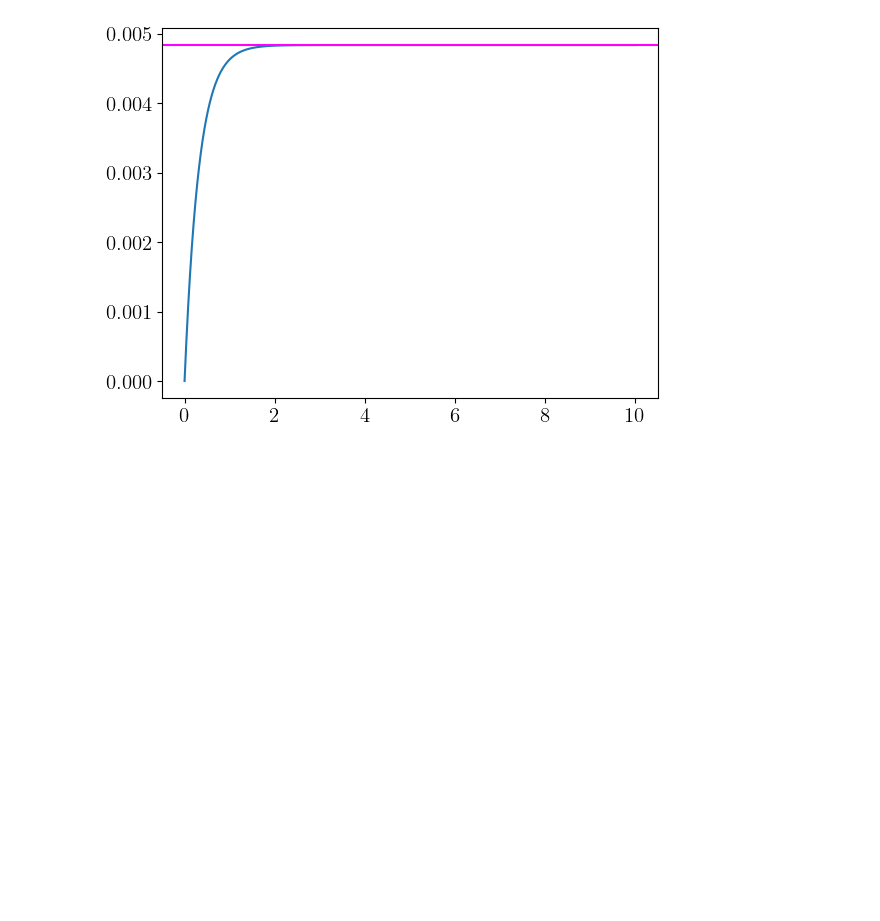
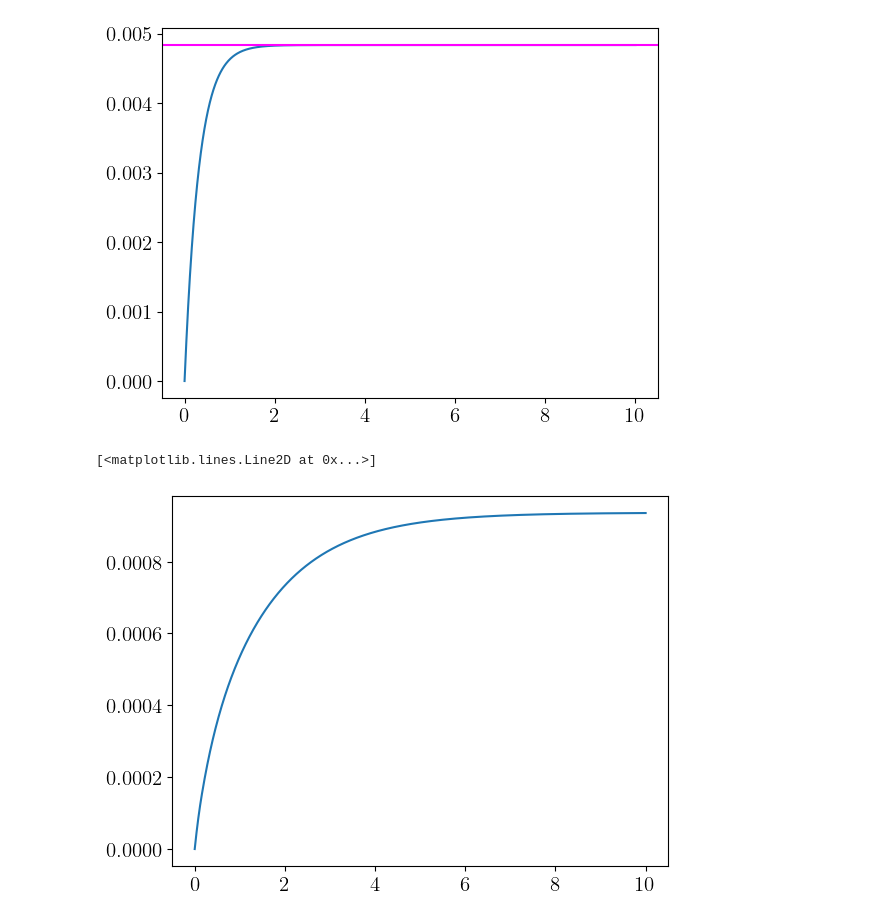
Before and after one commit to haniyehtajer/chemevo, a Jupyter notebook: examples/Oxygen_abundance.ipynb, the cells around one changed output. Saved outputs shown, nothing was run; the diff lists cells and outputs as text; code cells hidden in the pictures; blank space fills up the shorter version.

```diff
--- a/examples/Oxygen_abundance.ipynb
+++ b/examples/Oxygen_abundance.ipynb
@@ -233,3 +233,10 @@ plt.axhline(eq_Z_O_const, color = 'magenta', label = 'Equilibrium value')
 # %% [output]
 <matplotlib.lines.Line2D at 0x...>
 [figure]
+# %%
+z_Iron = model.integrate_m_Fe(m_g_array=m_g_array)
+# %%
+plt.plot(t_array, z_Iron)
+# %% [output]
+[<matplotlib.lines.Line2D at 0x...>]
+[figure, added]
```
Also changed, not shown: 2 other files.
